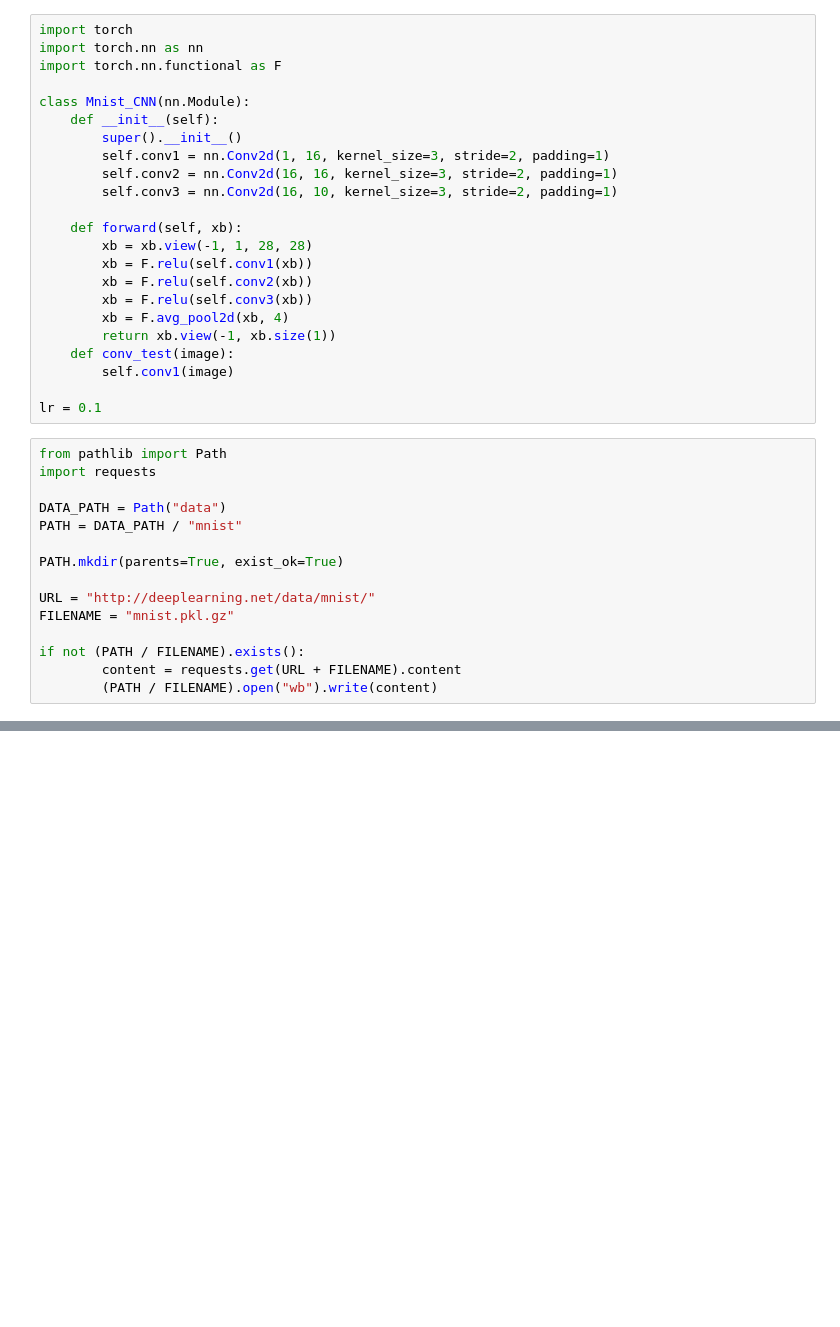
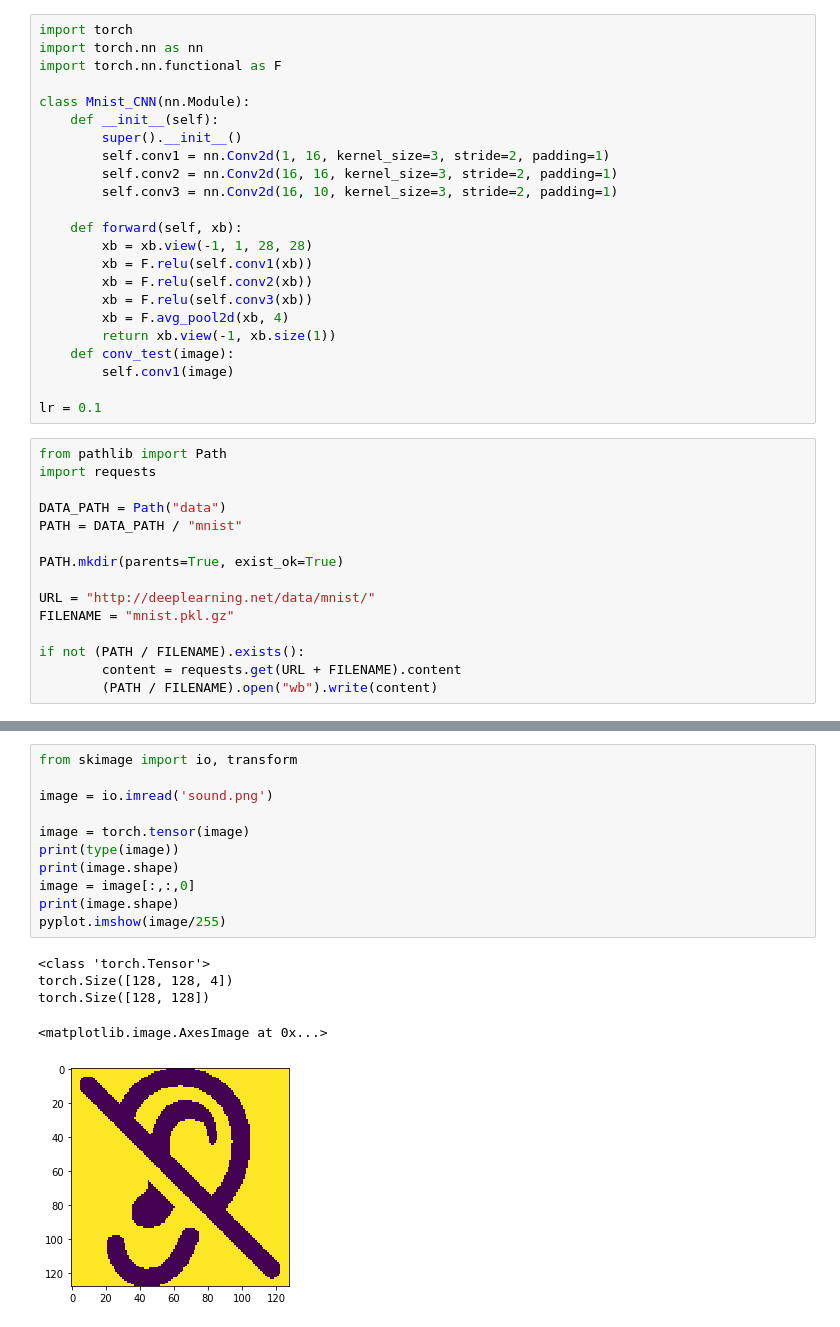
Before and after one commit to 226776/NN_VoiceRecognition, a Jupyter notebook: ConvolutionsUnderstanding.ipynb, the cells around one changed output, grey strips where cells are left out. Saved outputs shown, nothing was run; the diff lists cells and outputs as text; blank space fills up the shorter version.

```diff
--- a/ConvolutionsUnderstanding.ipynb
+++ b/ConvolutionsUnderstanding.ipynb
@@ -71,0 +102,17 @@ torch.Size([14, 14])
+# %%
+from skimage import io, transform
+
+image = io.imread('sound.png')
+
+image = torch.tensor(image)
+print(type(image))
+print(image.shape)
+image = image[:,:,0]
+print(image.shape)
+pyplot.imshow(image/255)
+# %% [output]
+<class 'torch.Tensor'>
+torch.Size([128, 128, 4])
+torch.Size([128, 128])
+<matplotlib.image.AxesImage at 0x...>
+[figure, added]
```
Also changed, not shown: parts of 4 cells of this notebook.
